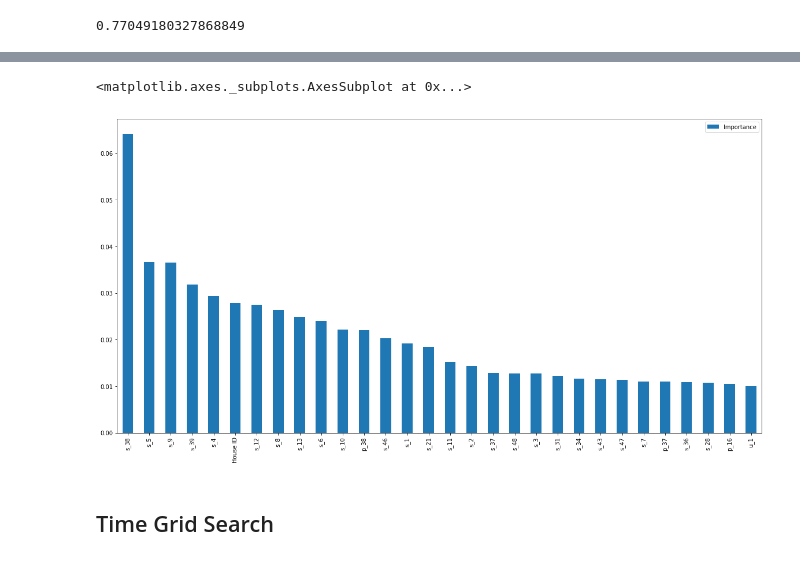
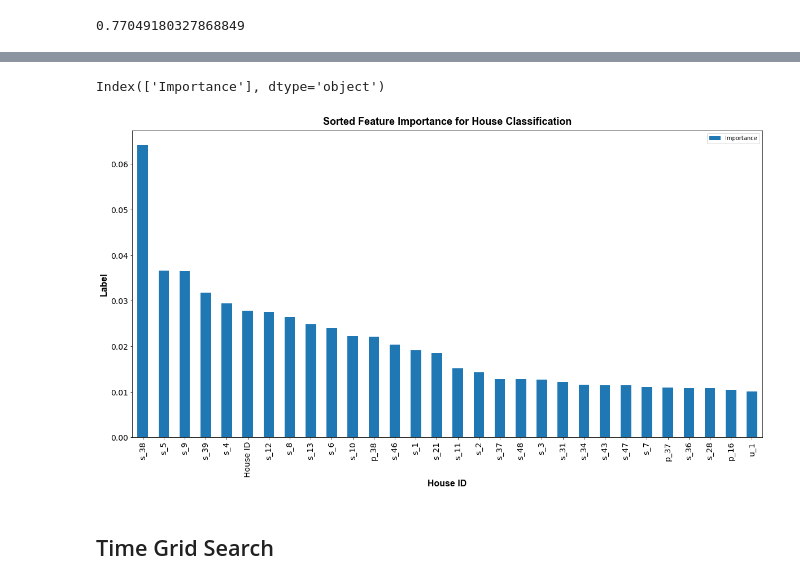
Before and after one commit to torenunez/udacity-mlnd-capstone, a Jupyter notebook: ev_capstone.ipynb, the cells around one changed output, grey strips where cells are left out. Cells and saved outputs as stored; diff of their text form; code cells hidden in the pictures.

```diff
--- a/ev_capstone.ipynb
+++ b/ev_capstone.ipynb
@@ -24,9 +24,9 @@ import ev_capstone_lib as ev
 %matplotlib inline
 # %%
 # set visualization defaults
-title_font = {'fontname':'Arial', 'size':'18', 'color':'black', 'weight':'normal',
-              'verticalalignment':'bottom'}
-axis_font = {'fontname':'Arial', 'size':'16'}
+title_font = {'fontname':'Arial', 'size':'18', 'color':'black',
+              'weight':'bold','verticalalignment':'bottom'}
+axis_font = {'fontname':'Arial', 'size':'16','weight':'bold'}
 # %% [markdown]
 # Data Exploration
 # %% [markdown]
@@ -653,8 +646,17 @@ h_importance_df.sort_values('Importance', ascending=False)
-# %%
-h_importance_df.sort_values('Importance', ascending=False).head(30).plot.bar(figsize=(20,10))
-# %% [output]
-<matplotlib.axes._subplots.AxesSubplot at 0x...>
-[figure, removed]
+# %%
+h_importance_df.columns
+# %% [output]
+Index(['Importance'], dtype='object')
+# %%
+h_importance_df.sort_values('Importance', ascending=False).head(30).plot.bar(figsize=(20,10))
+plt.xlabel('House ID', **axis_font)
+plt.ylabel('Label', **axis_font)
+plt.title("Sorted Feature Importance for House Classification", **title_font)
+plt.tick_params(axis='both', which='major', labelsize=14)
+plt.tick_params(axis='both', which='minor', labelsize=13)
+plt.show()
+# %% [output]
+[figure, added]
 # %% [markdown]
 ## Time Grid Search
 # %%
```
Also changed, not shown: parts of 9 cells of this notebook, 1 other file.
